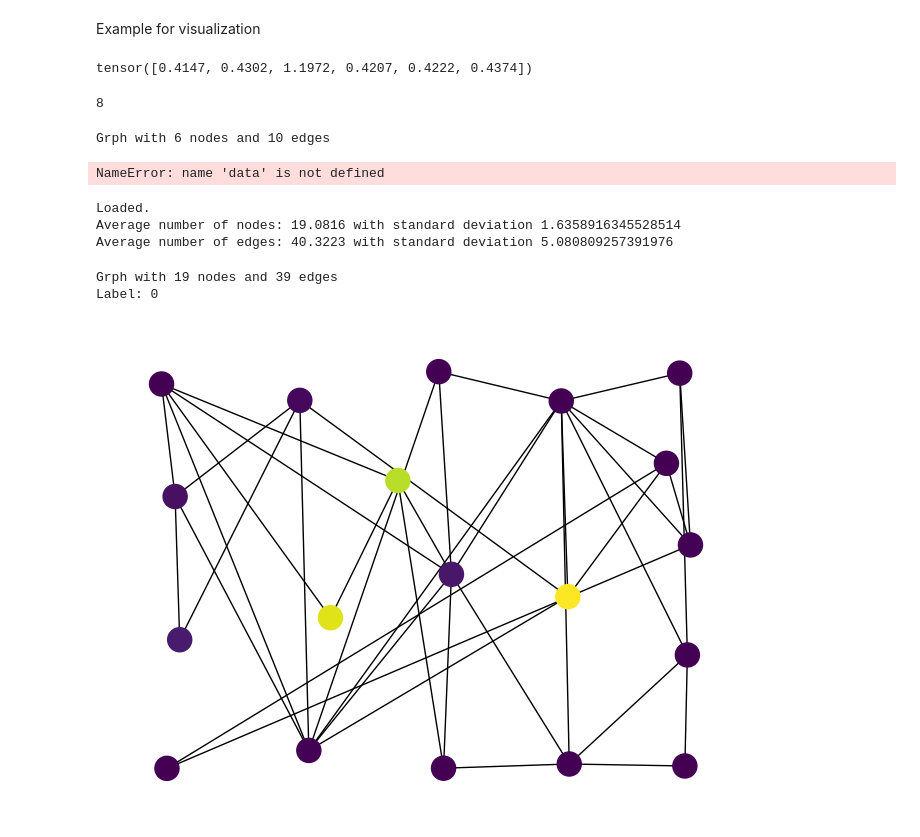
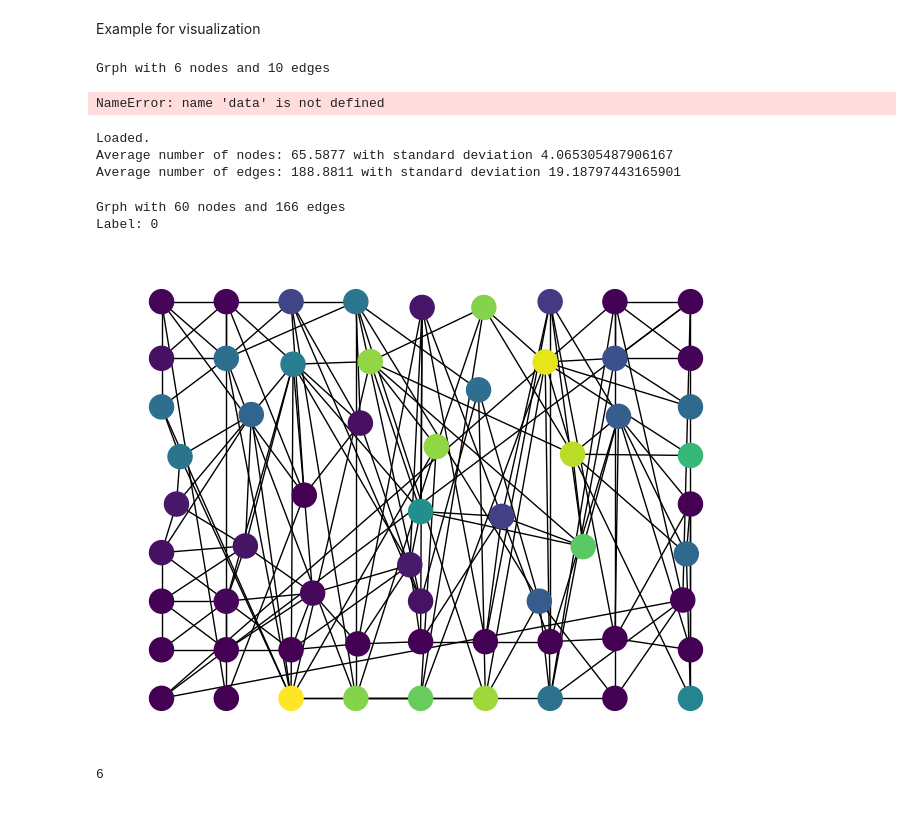
Before and after one commit to jpelayx/mnist-graphs, a Jupyter notebook: mnist_slic_viz.ipynb, the cells around one changed output. Saved outputs shown, nothing was run; the diff lists cells and outputs as text; code cells hidden in the pictures.

Commit message:
fix std_dev_distance

```diff
--- a/mnist_slic_viz.ipynb
+++ b/mnist_slic_viz.ipynb
@@ -76,10 +76,6 @@ for idx in range(dim0 * dim1):
         pos2[node][0] += pow(idx_i, 2)
         pos2[node][1] += pow(idx_j, 2)
         num_pixels[node][0] += 1
-# %%
-print(torch.Tensor([np.average([g.edges[u,v]['weight'] for u, v in g.edges(idx)]) for idx in range(n)]))
-# %% [output]
-tensor([0.4147, 0.4302, 1.1972, 0.4207, 0.4222, 0.4374])
 # %%
 # computing features
 edge_index = torch.from_numpy(np.array(g.edges).T).to(torch.long)
@@ -111,39 +109,39 @@ if get_std_dev_color_distance:
 data = Data(x=torch.stack(x, dim=1), edge_index=edge_index, pos=pos, y=y)
+# %%
+import networkx as nx
+from torch_geometric.utils import to_networkx
+
+print(f'Grph with {g.number_of_nodes()} nodes and {g.number_of_edges()} edges')
+print(f'Label: {data.y}')
+color_feature = 0
+pos = dict(zip(range(data.num_nodes), data.pos.numpy()))
+nx.draw(g, pos=pos, node_color=data.x[:,color_feature])
+# %% [output]
+Grph with 6 nodes and 10 edges
+NameError: name 'data' is not defined
+# %%
+spds = mnist_slic.SuperPixelGraphMNIST(root='test-n75-c0.1-avg_color-std_deviation_color-centroid-std_deviation_centrtoid-avg_color_distance-std_deviation_color_distance')
+# %% [output]
+Loaded.
+Average number of nodes: 65.5877 with standard deviation 4.065305487906167
+Average number of edges: 188.8811 with standard deviation 19.18797443165901
+# %%
+import networkx as nx
+from torch_geometric.utils import to_networkx
+data = spds[3]
+
+g = to_networkx(data, to_undirected=True)
+print(f'Grph with {g.number_of_nodes()} nodes and {g.number_of_edges()} edges')
+print(f'Label: {data.y[0]}')
+color_feature = 4
+pos = dict(zip(range(data.num_nodes), data.pos.numpy()))
+nx.draw(g, pos=pos, node_color=data.x[:,color_feature])
+# acho que ta virado ?
+# %% [output]
+Grph with 60 nodes and 166 edges
+Label: 0
+[figure, added]
 # %%
 data.num_node_features
 # %% [output]
-8
+6
-# %%
-import networkx as nx
-from torch_geometric.utils import to_networkx
-
-print(f'Grph with {g.number_of_nodes()} nodes and {g.number_of_edges()} edges')
-print(f'Label: {data.y}')
-color_feature = 0
-pos = dict(zip(range(data.num_nodes), data.pos.numpy()))
-nx.draw(g, pos=pos, node_color=data.x[:,color_feature])
-# %% [output]
-Grph with 6 nodes and 10 edges
-NameError: name 'data' is not defined
-# %%
-spds = mnist_slic.SuperPixelGraphMNIST(root='test-n20-c0.1-avg_color-std_deviation_color-centroid-std_deviation_centroid')
-# %% [output]
-Loaded.
-Average number of nodes: 19.0816 with standard deviation 1.6358916345528514
-Average number of edges: 40.3223 with standard deviation 5.080809257391976
-# %%
-import networkx as nx
-from torch_geometric.utils import to_networkx
-data = spds[3]
-
-g = to_networkx(data, to_undirected=True)
-print(f'Grph with {g.number_of_nodes()} nodes and {g.number_of_edges()} edges')
-print(f'Label: {data.y[0]}')
-color_feature = 0
-pos = dict(zip(range(data.num_nodes), data.pos.numpy()))
-nx.draw(g, pos=pos, node_color=data.x[:,color_feature])
-# acho que ta virado ?
-# %% [output]
-Grph with 19 nodes and 39 edges
-Label: 0
-[figure, removed]
```
Also changed, not shown: parts of 1 cell of this notebook, 1 other file.
